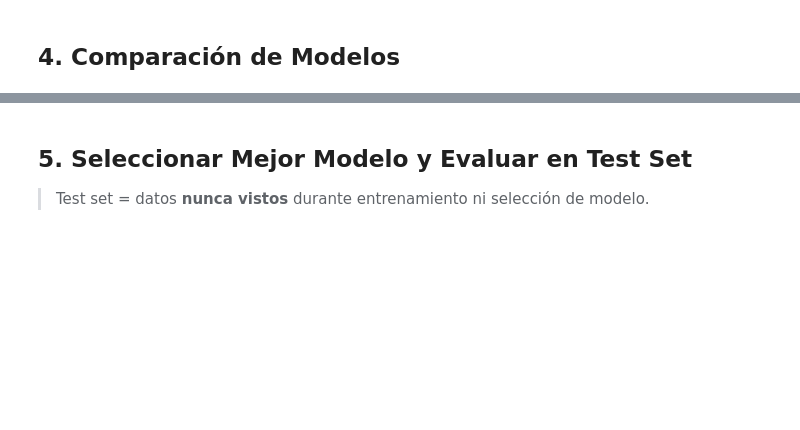
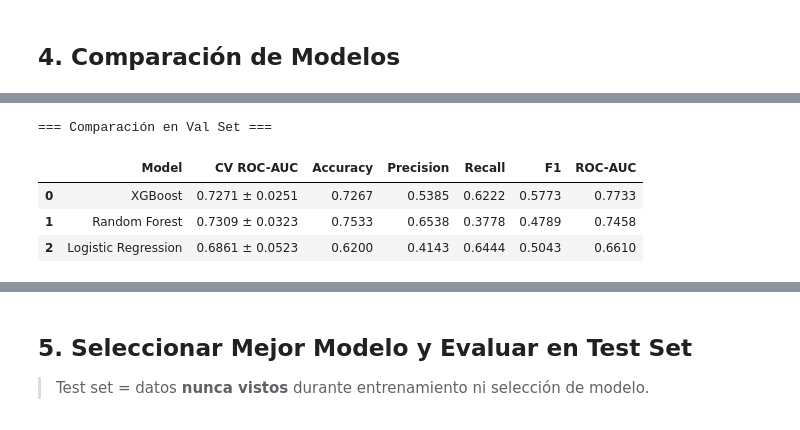
Before and after one commit to tomechava/proyecto-ia-eafit, a Jupyter notebook: notebooks/03_modeling.ipynb, the cells around one changed output, grey strips where cells are left out. Drawn from its saved outputs; the diff is of its cells as text; code cells hidden in the pictures; blank space fills up the shorter version.

```diff
--- a/notebooks/03_modeling.ipynb
+++ b/notebooks/03_modeling.ipynb
@@ -153,27 +212,22 @@ print(f'XGBoost      CV ROC-AUC: {xgb_cv[0]:.4f} ± {xgb_cv[1]:.4f}')
 # %%
-results = pd.DataFrame({
-    'Model':      ['Logistic Regression', 'Random Forest', 'XGBoost'],
-    'CV ROC-AUC': [
-        f"{baseline_cv[0]:.4f} ± {baseline_cv[1]:.4f}",
-        f"{rf_cv[0]:.4f} ± {rf_cv[1]:.4f}",
-        f"{xgb_cv[0]:.4f} ± {xgb_cv[1]:.4f}",
-    ],
-    **{k: [v] for k, v in get_metrics(baseline_model, X_val, y_val).items()},
-})
-
-# Reconstruir correctamente fila por fila
 rows = []
 for name, model, cv in [
     ('Logistic Regression', baseline_model, baseline_cv),
     ('Random Forest',       rf_model,       rf_cv),
     ('XGBoost',             xgb_model,      xgb_cv),
 ]:
     m = get_metrics(model, X_val, y_val)
     rows.append({'Model': name, 'CV ROC-AUC': f"{cv[0]:.4f} ± {cv[1]:.4f}", **m})
 
 results = pd.DataFrame(rows).sort_values('ROC-AUC', ascending=False).reset_index(drop=True)
 print('=== Comparación en Val Set ===')
 results
+# %% [output]
+=== Comparación en Val Set ===
+|  | Model | CV ROC-AUC | Accuracy | Precision | Recall | F1 | ROC-AUC |
+| 0 | XGBoost | 0.7271 ± 0.0251 | 0.7267 | 0.5385 | 0.6222 | 0.5773 | 0.7733 |
+| 1 | Random Forest | 0.7309 ± 0.0323 | 0.7533 | 0.6538 | 0.3778 | 0.4789 | 0.7458 |
+| 2 | Logistic Regression | 0.6861 ± 0.0523 | 0.6200 | 0.4143 | 0.6444 | 0.5043 | 0.6610 |
 # %%
 # Gráfico comparativo
 fig, ax = plt.subplots(figsize=(8, 4))
```
Also changed, not shown: parts of 15 cells of this notebook, 12 other files.
